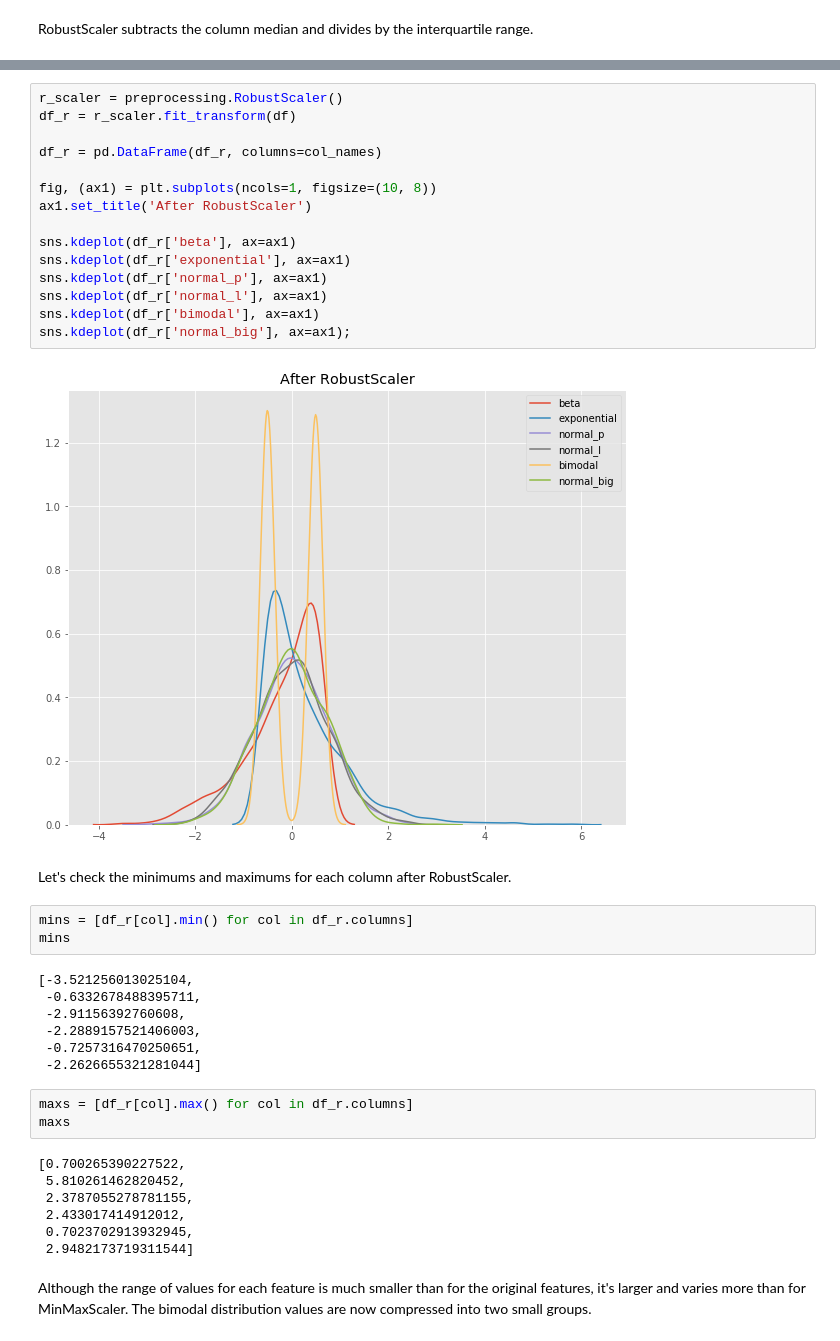
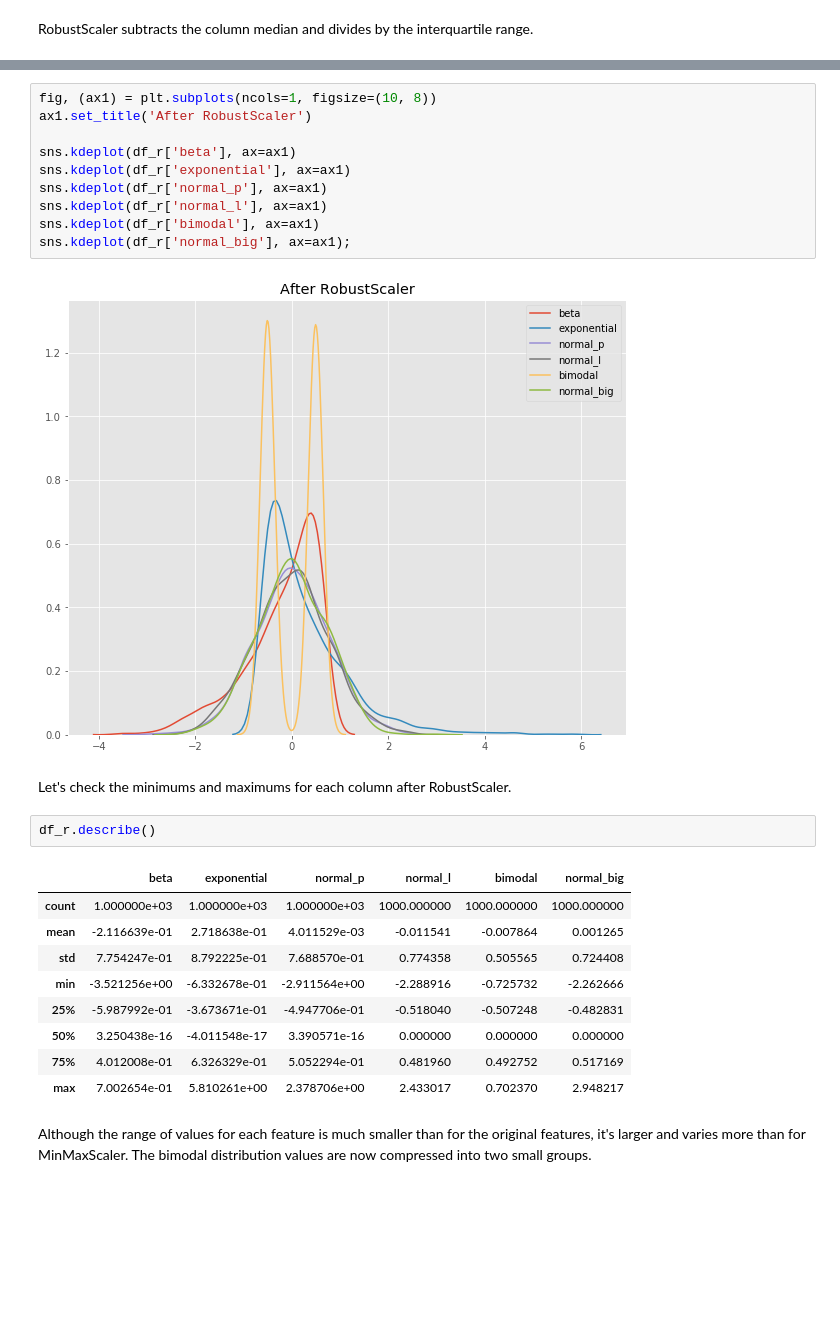
Before and after one commit to shawnngtq/machine-learning, a Jupyter notebook: scale-standardize-or-normalize/guide-to-scaling-and-standardizing.ipynb, the cells around one changed output, grey strips where cells are left out. Drawn from its saved outputs; the diff is of its cells as text; blank space fills up the shorter version.

```diff
--- a/scale-standardize-or-normalize/guide-to-scaling-and-standardizing.ipynb
+++ b/scale-standardize-or-normalize/guide-to-scaling-and-standardizing.ipynb
@@ -251,9 +261,4 @@ RobustScaler subtracts the column median and divides by the interquartile range.
 # %%
-r_scaler = preprocessing.RobustScaler()
-df_r = r_scaler.fit_transform(df)
-
-df_r = pd.DataFrame(df_r, columns=col_names)
-
 fig, (ax1) = plt.subplots(ncols=1, figsize=(10, 8))
 ax1.set_title('After RobustScaler')
 
@@ -267,26 +272,18 @@ sns.kdeplot(df_r['normal_big'], ax=ax1);
 [figure]
 # %% [markdown]
 Let's check the minimums and maximums for each column after RobustScaler.
-# %%
-mins = [df_r[col].min() for col in df_r.columns]
-mins
-# %% [output]
-[-3.521256013025104,
- -0.6332678488395711,
- -2.91156392760608,
- -2.2889157521406003,
- -0.7257316470250651,
- -2.2626655321281044]
-# %%
-maxs = [df_r[col].max() for col in df_r.columns]
-maxs
-# %% [output]
-[0.700265390227522,
- 5.810261462820452,
- 2.3787055278781155,
- 2.433017414912012,
- 0.7023702913932945,
- 2.9482173719311544]
+# %%
+df_r.describe()
+# %% [output]
+|  | beta | exponential | normal_p | normal_l | bimodal | normal_big |
+| count | 1.000000e+03 | 1.000000e+03 | 1.000000e+03 | 1000.000000 | 1000.000000 | 1000.000000 |
+| mean | -2.116639e-01 | 2.718638e-01 | 4.011529e-03 | -0.011541 | -0.007864 | 0.001265 |
+| std | 7.754247e-01 | 8.792225e-01 | 7.688570e-01 | 0.774358 | 0.505565 | 0.724408 |
+| min | -3.521256e+00 | -6.332678e-01 | -2.911564e+00 | -2.288916 | -0.725732 | -2.262666 |
+| 25% | -5.987992e-01 | -3.673671e-01 | -4.947706e-01 | -0.518040 | -0.507248 | -0.482831 |
+| 50% | 3.250438e-16 | -4.011548e-17 | 3.390571e-16 | 0.000000 | 0.000000 | 0.000000 |
+| 75% | 4.012008e-01 | 6.326329e-01 | 5.052294e-01 | 0.481960 | 0.492752 | 0.517169 |
+| max | 7.002654e-01 | 5.810261e+00 | 2.378706e+00 | 2.433017 | 0.702370 | 2.948217 |
 # %% [markdown]
 Although the range of values for each feature is much smaller than for the original features, it's larger and varies more than for MinMaxScaler. The bimodal distribution values are now compressed into two small groups.
 # %% [markdown]
```
Also changed, not shown: parts of 26 cells of this notebook.
